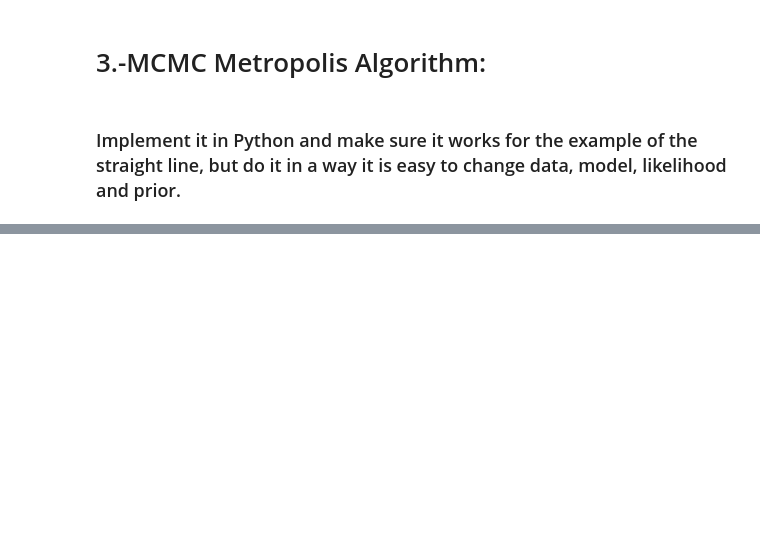
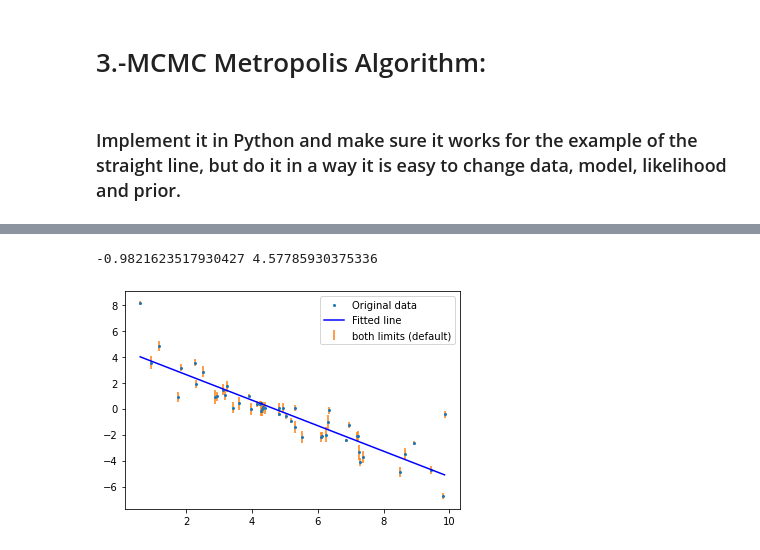
Before and after one commit to DCIDA2019/dcida2020ii-ValdiviaGCR, a Jupyter notebook: Oct16/Homework.ipynb, the cells around one changed output, grey strips where cells are left out. Cells and saved outputs as stored; diff of their text form; code cells hidden in the pictures; blank space fills up the shorter version.

```diff
--- a/Oct16/Homework.ipynb
+++ b/Oct16/Homework.ipynb
@@ -203,0 +56,14 @@ if __name__ == "__main__":
+# %%
+#Ajuste
+A = np.vstack([arr[0], np.ones(len(arr[0]))]).T
+p, b = np.linalg.lstsq(A, arr[1], rcond=None)[0]
+
+print(p, b)
+plt.plot(x, y, 'o', label='Original data', markersize=2)
+plt.plot(arr[0], p*arr[0] + b, 'b', label='Fitted line')
+plt.errorbar(arr[0], arr[1],yerr= arr[2],ls='',label='both limits (default)')
+plt.legend()
+plt.show()
+# %% [output]
+-0.9821623517930427 4.57785930375336
+[figure, added]
```
Also changed, not shown: parts of 12 cells of this notebook, 1 other file.
